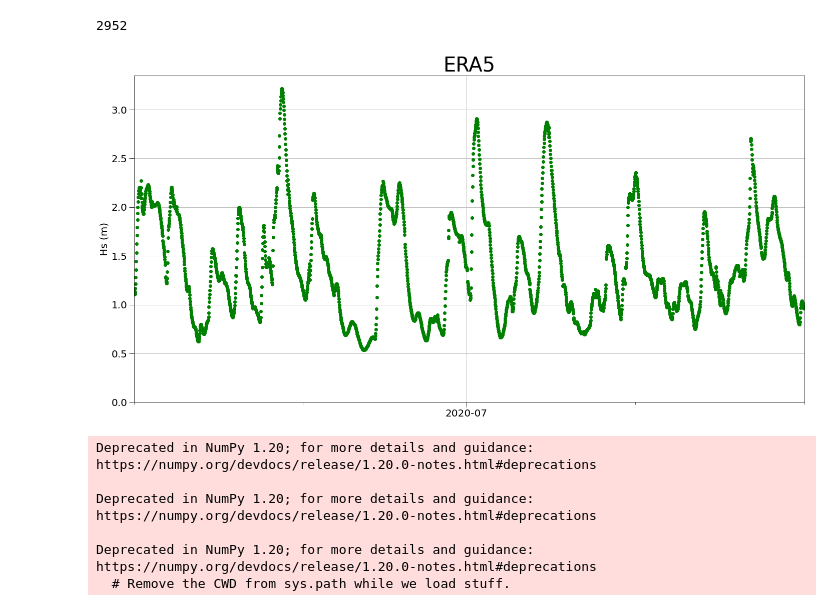
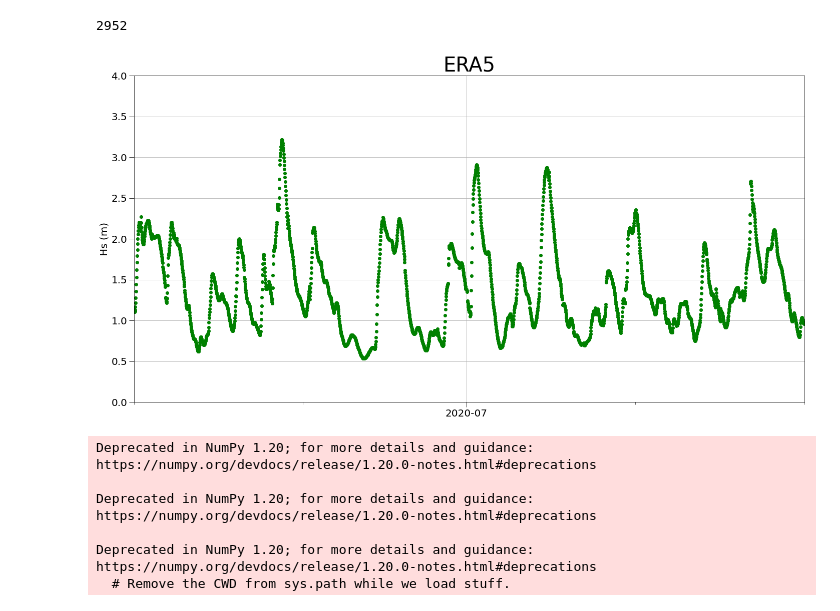
Before and after one commit to BrenoSCabral/ES3, a Jupyter notebook: reanalise.ipynb, the cells around one changed output. Cells and saved outputs as stored; diff of their text form; code cells hidden in the pictures.

```diff
--- a/reanalise.ipynb
+++ b/reanalise.ipynb
@@ -173,35 +175,35 @@ ax.grid()
 ax.set_ylabel('Hs (m)', fontsize = 20)
 
 ################################# data #######################
 
 # Major ticks every 6 months.
 fmt_half_year = mdates.MonthLocator(interval=6)
 ax.xaxis.set_major_locator(fmt_half_year)
 
 # Minor ticks every month.
 fmt_month = mdates.MonthLocator()
 ax.xaxis.set_minor_locator(fmt_month)
 
 # Text in the x axis will be displayed in 'YYYY-mm' format.
 ax.xaxis.set_major_formatter(mdates.DateFormatter('%Y-%m'))
 
 ax.tick_params(axis='both', which='major', labelsize=20, size=10)
 ax.tick_params(axis='both', which='minor', size=5)
 
-ax.set_ylim(0)
+ax.set_ylim(0, 4)
 ax.set_xlim(datetime.datetime(2020,5,1), datetime.datetime(2020,9,1))
 
 
 
 ###########################################################################
 
 plt.title('ERA5', fontsize = 40)
 
 
 
 plt.savefig(os.getcwd() +'/fig/reanalise')
 # %% [output]
-[figure, old version]
+[figure, new version]
 # %%
 from windrose import WindroseAxes
 # %%
```
Also changed, not shown: parts of 1 cell of this notebook, 5 other files.
